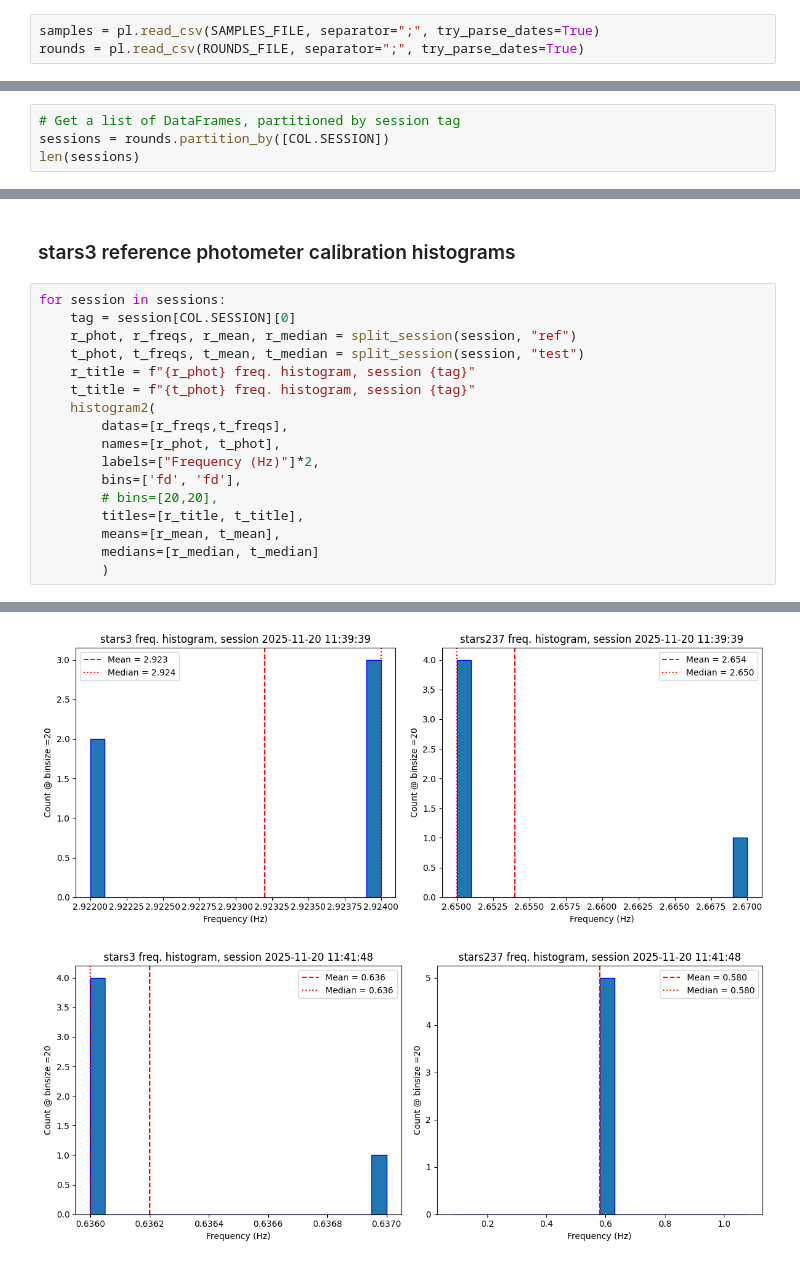
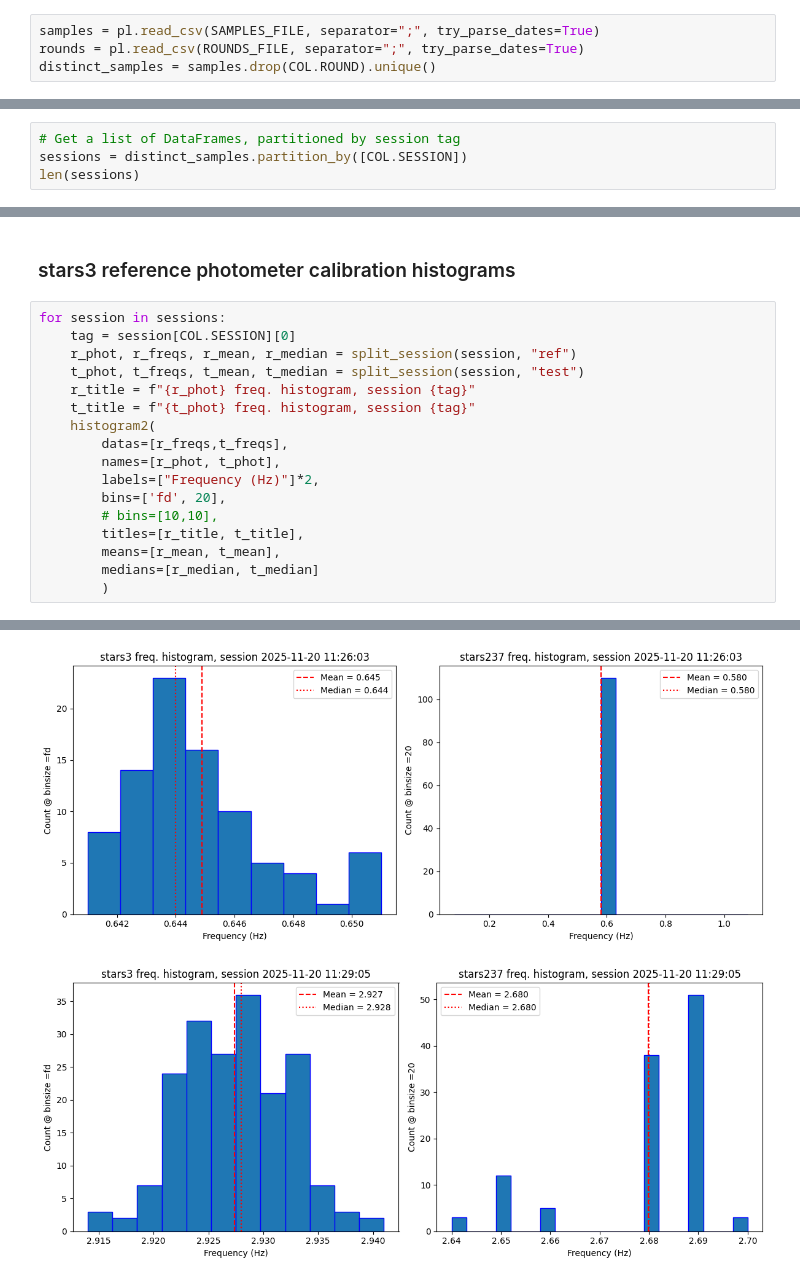
Before and after one commit to STARS4ALL/zptess, a Jupyter notebook: notebook/analysis.ipynb, the cells around one changed output, grey strips where cells are left out. Saved outputs shown, nothing was run; the diff lists cells and outputs as text.

Commit message:
fixed unique samples treatment

```diff
--- a/notebook/analysis.ipynb
+++ b/notebook/analysis.ipynb
@@ -99,4 +99,5 @@ ROUNDS_FILE =  os.path.join("data", "rounds_from_20251120_to_20251120.csv")
 # %%
 samples = pl.read_csv(SAMPLES_FILE, separator=";", try_parse_dates=True)
 rounds = pl.read_csv(ROUNDS_FILE, separator=";", try_parse_dates=True)
+distinct_samples = samples.drop(COL.ROUND).unique()
 # %%
@@ -145,7 +146,7 @@ The reference photometer shows an overall, unexpected bimodal frequency distribu
 We first split the datasets into sessions for a total of 10 sessions
 # %%
 # Get a list of DataFrames, partitioned by session tag
-sessions = rounds.partition_by([COL.SESSION])
+sessions = distinct_samples.partition_by([COL.SESSION])
 len(sessions)
 # %% [output]
 10
@@ -162,8 +163,8 @@ for session in sessions:
         datas=[r_freqs,t_freqs],
         names=[r_phot, t_phot],
         labels=["Frequency (Hz)"]*2,
-        bins=['fd', 'fd'],
-        # bins=[20,20],
+        bins=['fd', 20],
+        # bins=[10,10],
         titles=[r_title, t_title],
         means=[r_mean, t_mean],
         medians=[r_median, t_median]
@@ -180,2 +181,2 @@ for session in sessions:
-[figure, old version]
+[figure, new version]
-[figure, old version]
+[figure, new version]
```
Also changed, not shown: parts of 5 cells of this notebook, 1 other file.
